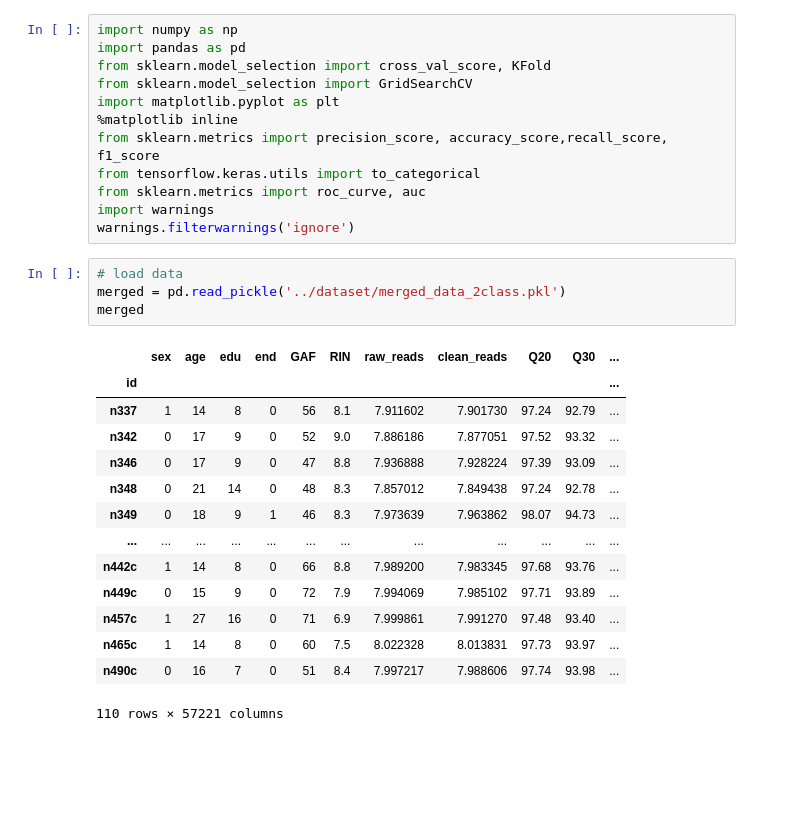
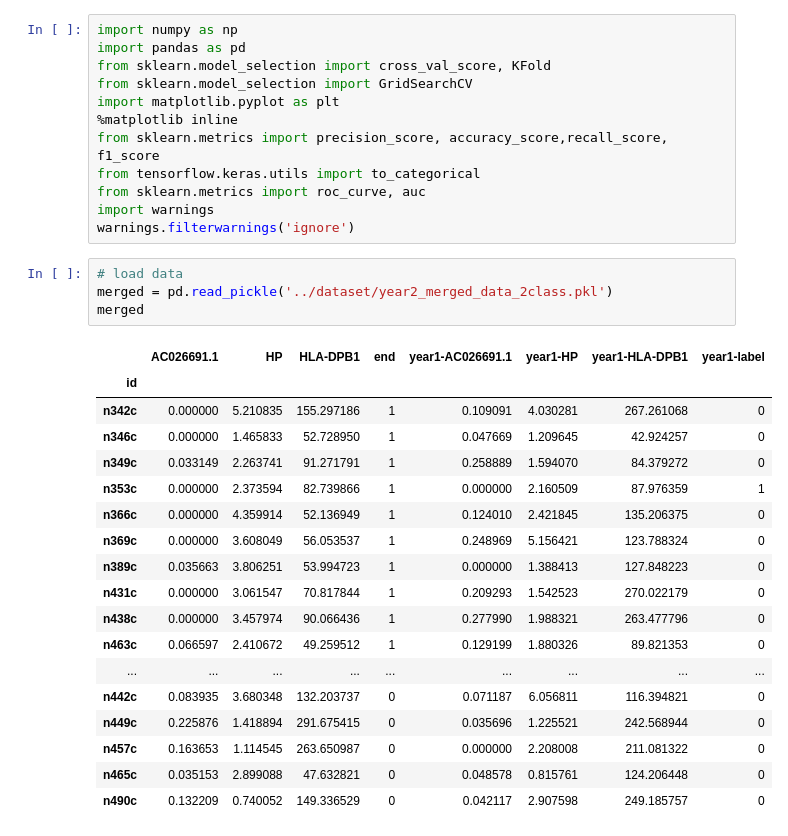
Before and after one commit to Liuzhe30/CHRP, a Jupyter notebook: experiment/02-machine-learning-2class-base1.ipynb, the cells around one changed output. Drawn from its saved outputs; the diff is of its cells as text; blank space fills up the shorter version.

```diff
--- a/experiment/02-machine-learning-2class-base1.ipynb
+++ b/experiment/02-machine-learning-2class-base1.ipynb
@@ -14,23 +14,27 @@ import warnings
 warnings.filterwarnings('ignore')
 # %%
 # load data
-merged = pd.read_pickle('../dataset/merged_data_2class.pkl')
+merged = pd.read_pickle('../dataset/year2_merged_data_2class.pkl')
 merged
 # %% [output]
-|  | sex | age | edu | end | GAF | RIN | raw_reads | clean_reads | Q20 | Q30 | ... |
-| id |  |  |  |  |  |  |  |  |  |  | ... |
-| n337 | 1 | 14 | 8 | 0 | 56 | 8.1 | 7.911602 | 7.901730 | 97.24 | 92.79 | ... |
-| n342 | 0 | 17 | 9 | 0 | 52 | 9.0 | 7.886186 | 7.877051 | 97.52 | 93.32 | ... |
-| n346 | 0 | 17 | 9 | 0 | 47 | 8.8 | 7.936888 | 7.928224 | 97.39 | 93.09 | ... |
-| n348 | 0 | 21 | 14 | 0 | 48 | 8.3 | 7.857012 | 7.849438 | 97.24 | 92.78 | ... |
-| n349 | 0 | 18 | 9 | 1 | 46 | 8.3 | 7.973639 | 7.963862 | 98.07 | 94.73 | ... |
-| ... | ... | ... | ... | ... | ... | ... | ... | ... | ... | ... | ... |
-| n442c | 1 | 14 | 8 | 0 | 66 | 8.8 | 7.989200 | 7.983345 | 97.68 | 93.76 | ... |
-| n449c | 0 | 15 | 9 | 0 | 72 | 7.9 | 7.994069 | 7.985102 | 97.71 | 93.89 | ... |
-| n457c | 1 | 27 | 16 | 0 | 71 | 6.9 | 7.999861 | 7.991270 | 97.48 | 93.40 | ... |
-| n465c | 1 | 14 | 8 | 0 | 60 | 7.5 | 8.022328 | 8.013831 | 97.73 | 93.97 | ... |
-| n490c | 0 | 16 | 7 | 0 | 51 | 8.4 | 7.997217 | 7.988606 | 97.74 | 93.98 | ... |
+|  | AC026691.1 | HP | HLA-DPB1 | end | year1-AC026691.1 | year1-HP | year1-HLA-DPB1 | year1-label |
+| id |  |  |  |  |  |  |  |  |
+| n342c | 0.000000 | 5.210835 | 155.297186 | 1 | 0.109091 | 4.030281 | 267.261068 | 0 |
+| n346c | 0.000000 | 1.465833 | 52.728950 | 1 | 0.047669 | 1.209645 | 42.924257 | 0 |
+| n349c | 0.033149 | 2.263741 | 91.271791 | 1 | 0.258889 | 1.594070 | 84.379272 | 0 |
+| n353c | 0.000000 | 2.373594 | 82.739866 | 1 | 0.000000 | 2.160509 | 87.976359 | 1 |
+| n366c | 0.000000 | 4.359914 | 52.136949 | 1 | 0.124010 | 2.421845 | 135.206375 | 0 |
+| n369c | 0.000000 | 3.608049 | 56.053537 | 1 | 0.248969 | 5.156421 | 123.788324 | 0 |
+| n389c | 0.035663 | 3.806251 | 53.994723 | 1 | 0.000000 | 1.388413 | 127.848223 | 0 |
+| n431c | 0.000000 | 3.061547 | 70.817844 | 1 | 0.209293 | 1.542523 | 270.022179 | 0 |
+| n438c | 0.000000 | 3.457974 | 90.066436 | 1 | 0.277990 | 1.988321 | 263.477796 | 0 |
+| n463c | 0.066597 | 2.410672 | 49.259512 | 1 | 0.129199 | 1.880326 | 89.821353 | 0 |
+| ... | ... | ... | ... | ... | ... | ... | ... | ... |
+| n442c | 0.083935 | 3.680348 | 132.203737 | 0 | 0.071187 | 6.056811 | 116.394821 | 0 |
+| n449c | 0.225876 | 1.418894 | 291.675415 | 0 | 0.035696 | 1.225521 | 242.568944 | 0 |
+| n457c | 0.163653 | 1.114545 | 263.650987 | 0 | 0.000000 | 2.208008 | 211.081322 | 0 |
+| n465c | 0.035153 | 2.899088 | 47.632821 | 0 | 0.048578 | 0.815761 | 124.206448 | 0 |
+| n490c | 0.132209 | 0.740052 | 149.336529 | 0 | 0.042117 | 2.907598 | 249.185757 | 0 |
-110 rows × 57221 columns
 # %%
 merged = merged.reset_index(drop=False)
 merged
```
Also changed, not shown: parts of 16 cells of this notebook, 2 other files.
